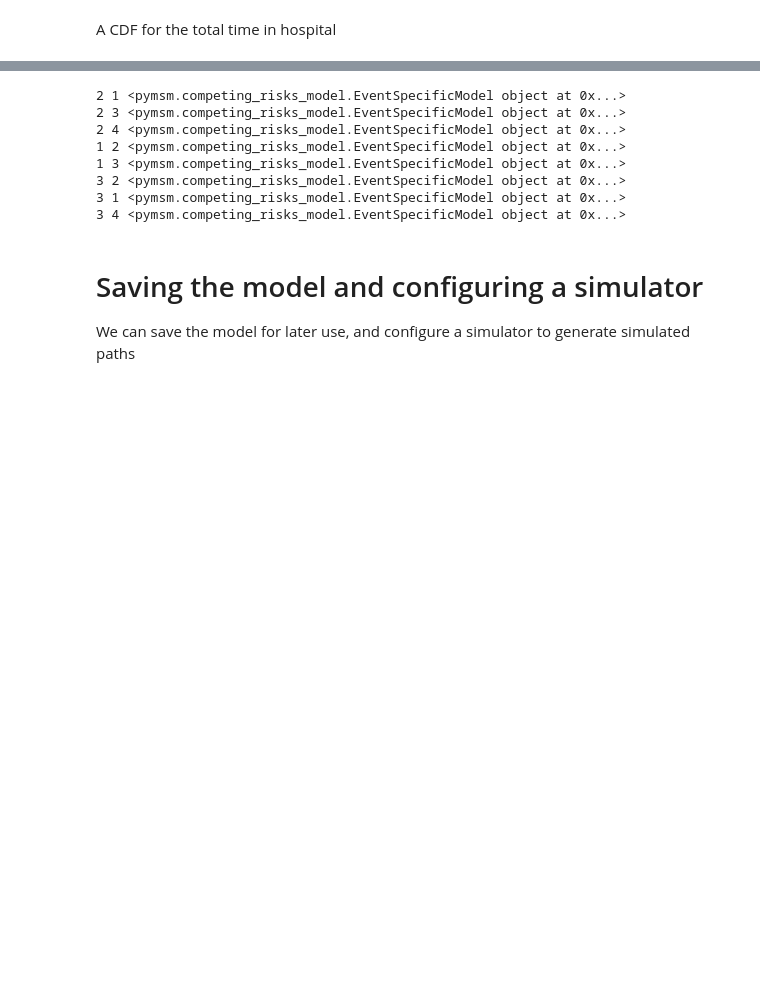
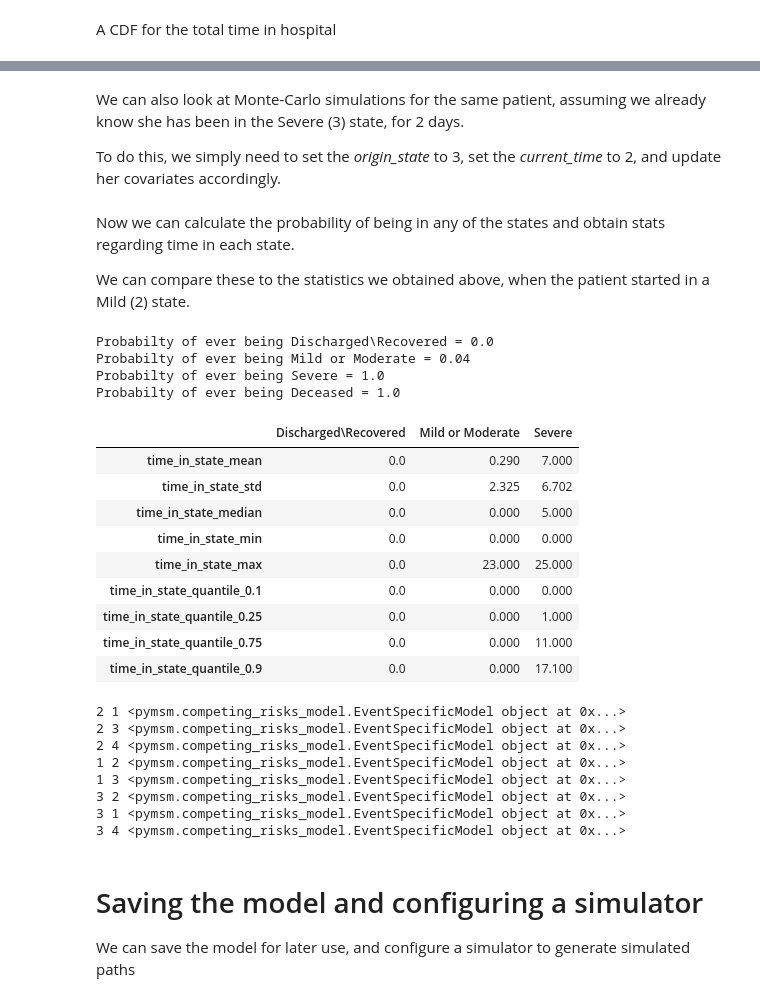
Before and after one commit to hrossman/pymsm, a Jupyter notebook: src/pymsm/examples/covid_hosp_example.ipynb, the cells around one changed output, grey strips where cells are left out. Drawn from its saved outputs; the diff is of its cells as text; code cells hidden in the pictures; blank space fills up the shorter version.

Commit message:
Add monte carlo example to covid_hosp_example when starting from severe state

```diff
--- a/src/pymsm/examples/covid_hosp_example.ipynb
+++ b/src/pymsm/examples/covid_hosp_example.ipynb
@@ -219,3 +216,59 @@ ax.set_xlabel('Days');
+# %% [markdown]
+We can also look at Monte-Carlo simulations for the same patient, assuming we already know she has been in the Severe (3) state, for 2 days.
+
+To do this, we simply need to set the *origin_state* to 3, set the *current_time* to 2, and update her covariates accordingly.
+# %%
+# Run MC for a sample single patient
+mc_paths_severe = multi_state_model.run_monte_carlo_simulation(
+    sample_covariates=pd.Series({"is_male":0, "age":75, "was_severe": 1}),
+    origin_state=3,
+    current_time=2,
+    n_random_samples=100,
+    max_transitions=10,
+    print_paths=False,
+    n_jobs=-1
+)
+# %% [markdown]
+Now we can calculate the probability of being in any of the states and obtain stats regarding time in each state.
+
+We can compare these to the statistics we obtained above, when the patient started in a Mild (2) state.
+# %%
+# Probability of visiting any of the states
+for state, state_label in states_labels_long.items():
+    if state == 0:
+        continue
+    print(
+        f"Probabilty of ever being {state_label} = {prob_visited_states(mc_paths_severe, states=[state])}"
+    )
+
+
+# Stats for times at states
+dfs = []
+for state, state_label in states_labels_long.items():
+    if state == 0 or state in terminal_states:
+        continue
+    dfs.append(
+        pd.DataFrame(
+            data=stats_total_time_at_states(mc_paths_severe, states=[state]),
+            index=[state_label],
+        )
+    )
+pd.concat(dfs).round(3).T
+# %% [output]
+Probabilty of ever being Discharged\Recovered = 0.0
+Probabilty of ever being Mild or Moderate = 0.04
+Probabilty of ever being Severe = 1.0
+Probabilty of ever being Deceased = 1.0
+|  | Discharged\Recovered | Mild or Moderate | Severe |
+| time_in_state_mean | 0.0 | 0.290 | 7.000 |
+| time_in_state_std | 0.0 | 2.325 | 6.702 |
+| time_in_state_median | 0.0 | 0.000 | 5.000 |
+| time_in_state_min | 0.0 | 0.000 | 0.000 |
+| time_in_state_max | 0.0 | 23.000 | 25.000 |
+| time_in_state_quantile_0.1 | 0.0 | 0.000 | 0.000 |
+| time_in_state_quantile_0.25 | 0.0 | 0.000 | 1.000 |
+| time_in_state_quantile_0.75 | 0.0 | 0.000 | 11.000 |
+| time_in_state_quantile_0.9 | 0.0 | 0.000 | 17.100 |
 # %%
 from pymsm.simulation import extract_competing_risks_models_list_from_msm
 
```
Also changed, not shown: parts of 6 cells of this notebook, 1 other file.
